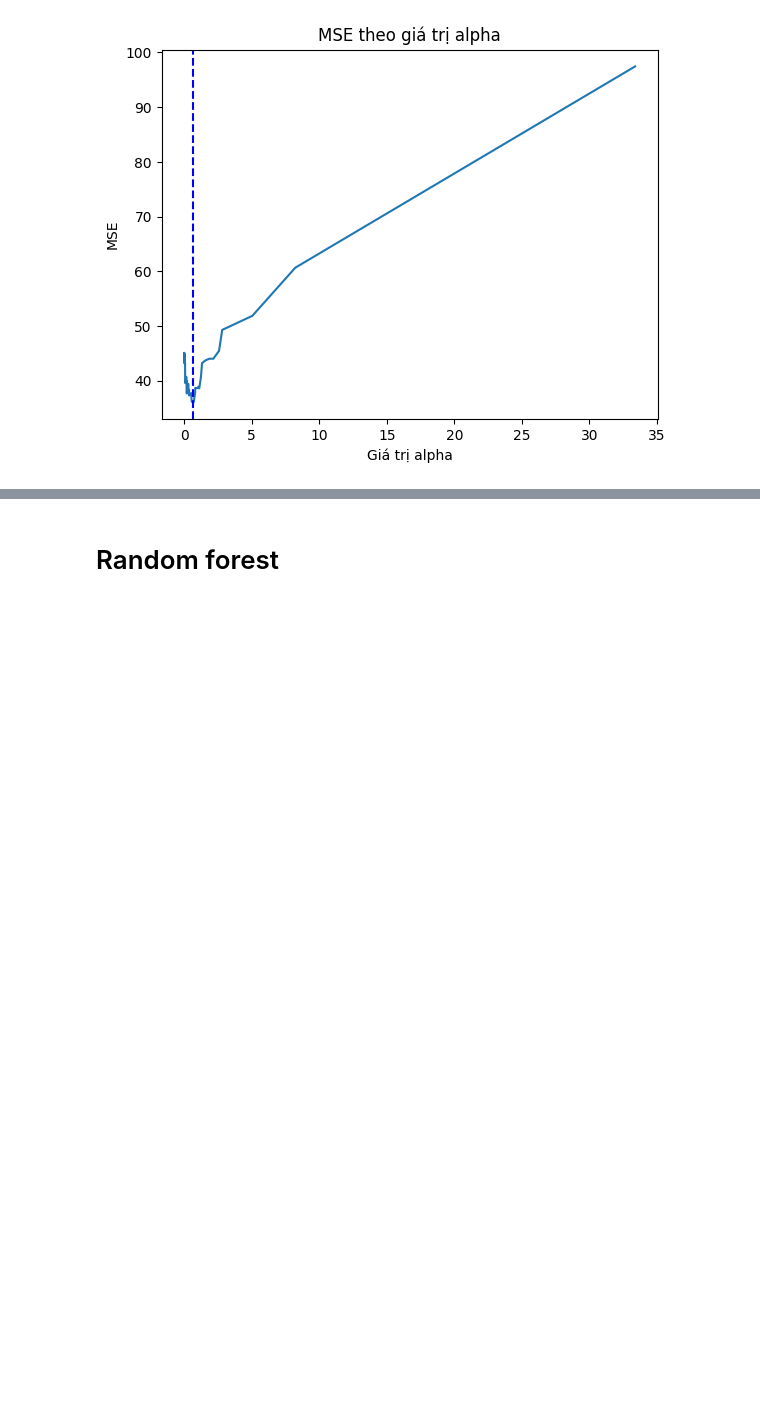
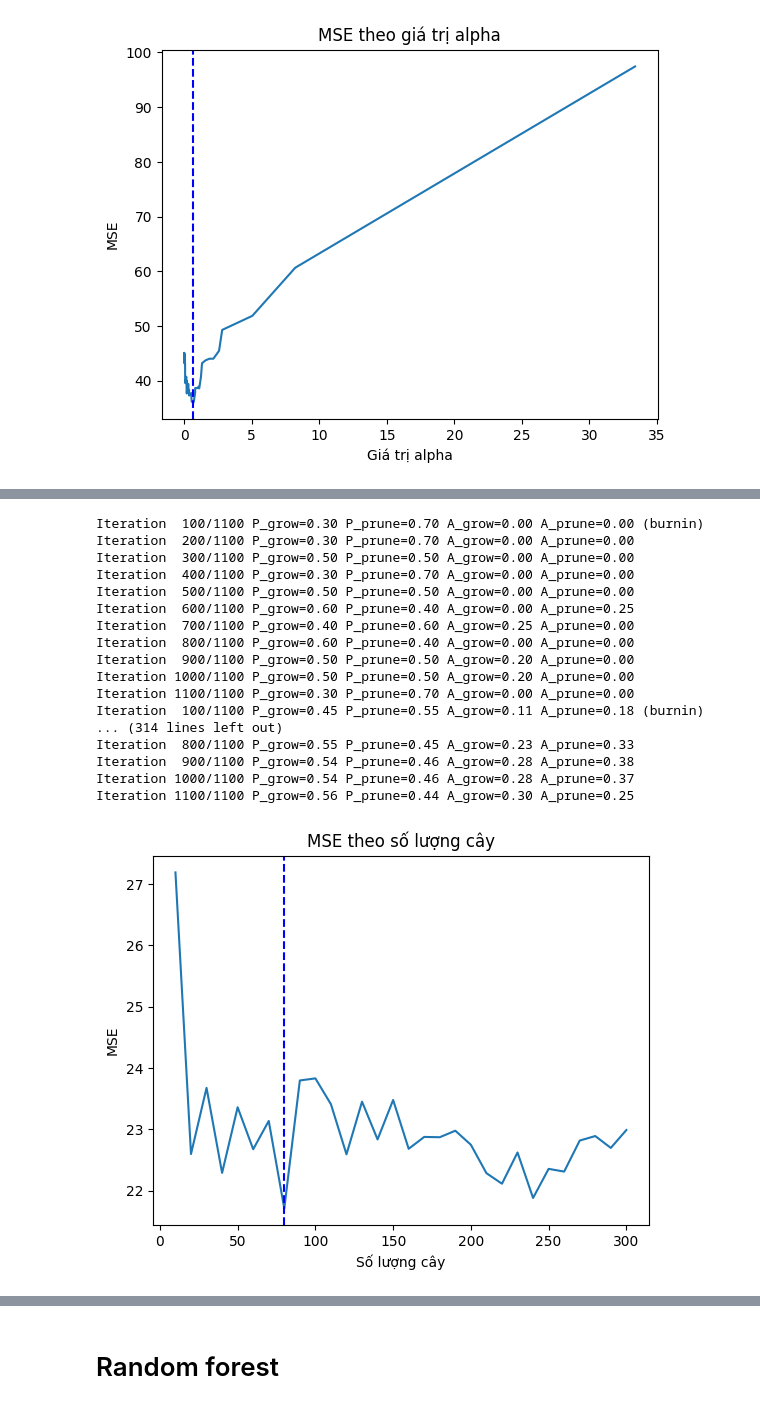
Before and after one commit to hsgsstudent/hanoi_real_estate_prediction, a Jupyter notebook: random_forest.ipynb, the cells around one changed output, grey strips where cells are left out. Saved outputs shown, nothing was run; the diff lists cells and outputs as text; code cells hidden in the pictures; blank space fills up the shorter version.

```diff
--- a/random_forest.ipynb
+++ b/random_forest.ipynb
@@ -326,0 +332,13 @@ tree_pruned_model_submit.to_csv('results/tree_pruned_model.csv', index=False)
+# %%
+# BART model default
+bart = bartz.BART.gbart(X_train.T, y_train)
+y_val_pred = bart.predict(X_val.T)
+y_val_pred = np.average(y_val_pred, axis=0)
+mse = mean_squared_error(y_val, y_val_pred)
+print("BART validation MSE: ", mse)
+y_test_pred = np.average(bart.predict(X_test.T), axis=0)
+bart_model_submit = pd.DataFrame({
+  'Id': df_test.index,
+  'TARGET': y_test_pred
+})
+bart_model_submit.to_csv('results/bart_model.csv', index=False)
@@ -326,0 +358,35 @@ tree_pruned_model_submit.to_csv('results/tree_pruned_model.csv', index=False)
+# %%
+# BART with size tuning (hyperparameter m)
+trees_list = np.linspace(10, 300, 30, dtype=int)
+bart_validation_errors = []
+for trees in trees_list:
+    bart = bartz.BART.gbart(X_train.T, y_train, ntree=trees)
+    y_val_pred = np.average(bart.predict(X_val.T), axis=0)
+    mse = mean_squared_error(y_val, y_val_pred)
+    bart_validation_errors.append(mse)
+
+plt.plot(trees_list, bart_validation_errors)
+plt.axvline(x=trees_list[np.argmin(bart_validation_errors)], color='blue', linestyle='--')
+plt.xlabel('Số lượng cây')
+plt.ylabel('MSE')
+plt.title('MSE theo số lượng cây')
+plt.show()
+# %% [output]
+Iteration  100/1100 P_grow=0.30 P_prune=0.70 A_grow=0.00 A_prune=0.00 (burnin)
+Iteration  200/1100 P_grow=0.30 P_prune=0.70 A_grow=0.00 A_prune=0.00
+Iteration  300/1100 P_grow=0.50 P_prune=0.50 A_grow=0.00 A_prune=0.00
+Iteration  400/1100 P_grow=0.30 P_prune=0.70 A_grow=0.00 A_prune=0.00
+Iteration  500/1100 P_grow=0.50 P_prune=0.50 A_grow=0.00 A_prune=0.00
+Iteration  600/1100 P_grow=0.60 P_prune=0.40 A_grow=0.00 A_prune=0.25
+Iteration  700/1100 P_grow=0.40 P_prune=0.60 A_grow=0.25 A_prune=0.00
+Iteration  800/1100 P_grow=0.60 P_prune=0.40 A_grow=0.00 A_prune=0.00
+Iteration  900/1100 P_grow=0.50 P_prune=0.50 A_grow=0.20 A_prune=0.00
+Iteration 1000/1100 P_grow=0.50 P_prune=0.50 A_grow=0.20 A_prune=0.00
+Iteration 1100/1100 P_grow=0.30 P_prune=0.70 A_grow=0.00 A_prune=0.00
+Iteration  100/1100 P_grow=0.45 P_prune=0.55 A_grow=0.11 A_prune=0.18 (burnin)
+... (314 lines left out)
+Iteration  800/1100 P_grow=0.55 P_prune=0.45 A_grow=0.23 A_prune=0.33
+Iteration  900/1100 P_grow=0.54 P_prune=0.46 A_grow=0.28 A_prune=0.38
+Iteration 1000/1100 P_grow=0.54 P_prune=0.46 A_grow=0.28 A_prune=0.37
+Iteration 1100/1100 P_grow=0.56 P_prune=0.44 A_grow=0.30 A_prune=0.25
+[figure, added]
```
Also changed, not shown: parts of 10 cells of this notebook, 6 other files.
